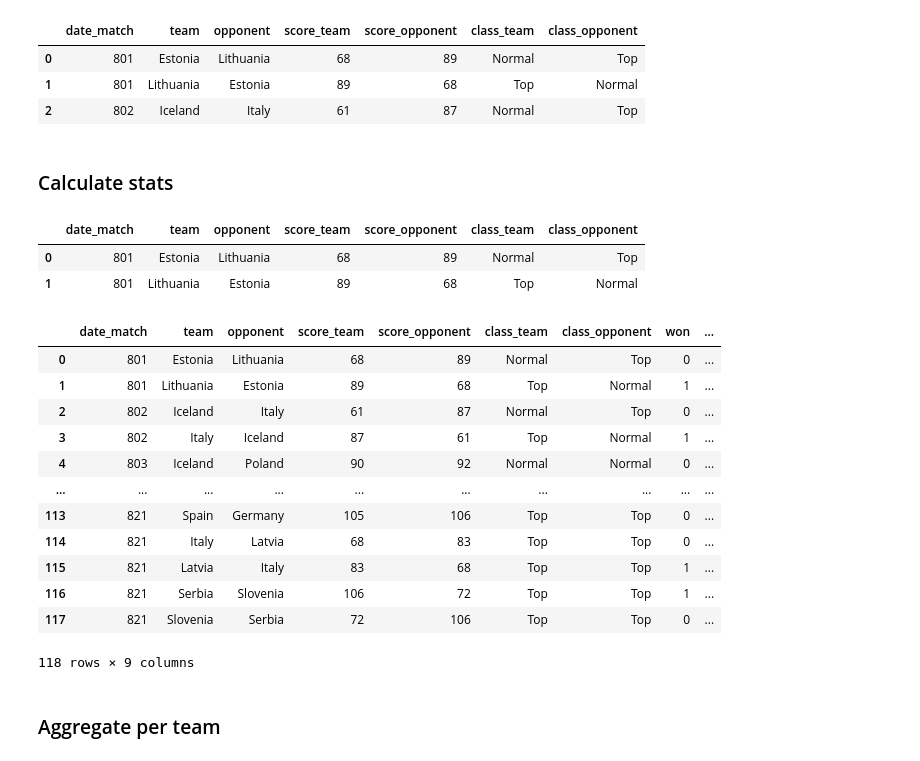
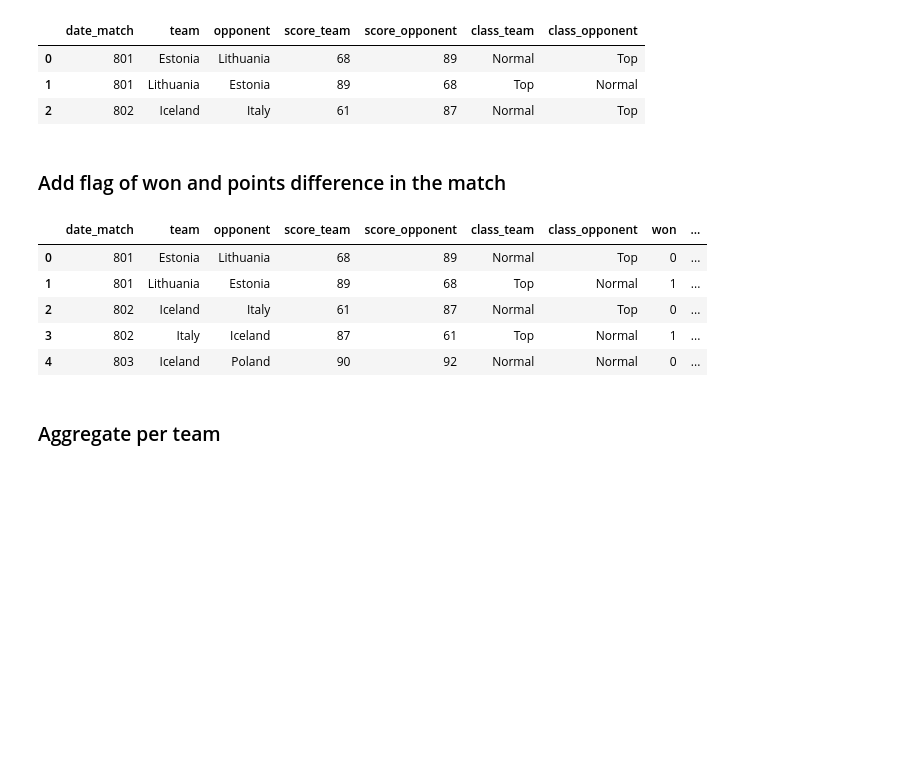
Before and after one commit to CarlosIvan9/eurobasket_predictor, a Jupyter notebook: base_script.ipynb, the cells around one changed output. Cells and saved outputs as stored; diff of their text form; code cells hidden in the pictures; blank space fills up the shorter version.

```diff
--- a/base_script.ipynb
+++ b/base_script.ipynb
@@ -35,7 +39,8 @@ matches.head(2)
 | 0 | 801 | Estonia | 68 | Lithuania | 89 |
 | 1 | 802 | Iceland | 61 | Italy | 87 |
 # %%
-def get_df_two_rows_per_game(df):
+def get_df_two_rows_per_game(a_df):
+    df=a_df.copy()
     two_rows_per_game = pd.DataFrame(columns=['date_match','team','opponent','score_team','score_opponent'])
     for a_match in range(len(df)):
         # Adding team 1
@@ -70,13 +82,7 @@ df_with_classes.head(3)
 | 1 | 801 | Lithuania | Estonia | 89 | 68 | Top | Normal |
 | 2 | 802 | Iceland | Italy | 61 | 87 | Normal | Top |
 # %% [markdown]
-### Calculate stats
+### Add flag of won and points difference in the match
-# %%
-df_with_classes.head(2)
-# %% [output]
-|  | date_match | team | opponent | score_team | score_opponent | class_team | class_opponent |
-| 0 | 801 | Estonia | Lithuania | 68 | 89 | Normal | Top |
-| 1 | 801 | Lithuania | Estonia | 89 | 68 | Top | Normal |
 # %%
 # Calculate stats of game
 
@@ -93,21 +99,14 @@ def add_diff_points(a_df):
 df_with_classes = add_winner_flags(df_with_classes)
 df_with_classes = add_diff_points(df_with_classes)
 # %%
-df_with_classes
+df_with_classes.head(5)
 # %% [output]
 |  | date_match | team | opponent | score_team | score_opponent | class_team | class_opponent | won | ... |
 | 0 | 801 | Estonia | Lithuania | 68 | 89 | Normal | Top | 0 | ... |
 | 1 | 801 | Lithuania | Estonia | 89 | 68 | Top | Normal | 1 | ... |
 | 2 | 802 | Iceland | Italy | 61 | 87 | Normal | Top | 0 | ... |
 | 3 | 802 | Italy | Iceland | 87 | 61 | Top | Normal | 1 | ... |
 | 4 | 803 | Iceland | Poland | 90 | 92 | Normal | Normal | 0 | ... |
-| ... | ... | ... | ... | ... | ... | ... | ... | ... | ... |
-| 113 | 821 | Spain | Germany | 105 | 106 | Top | Top | 0 | ... |
-| 114 | 821 | Italy | Latvia | 68 | 83 | Top | Top | 0 | ... |
-| 115 | 821 | Latvia | Italy | 83 | 68 | Top | Top | 1 | ... |
-| 116 | 821 | Serbia | Slovenia | 106 | 72 | Top | Top | 1 | ... |
-| 117 | 821 | Slovenia | Serbia | 72 | 106 | Top | Top | 0 | ... |
-118 rows × 9 columns
 # %% [markdown]
 ### Aggregate per team
 # %%
```
Also changed, not shown: parts of 33 cells of this notebook.
